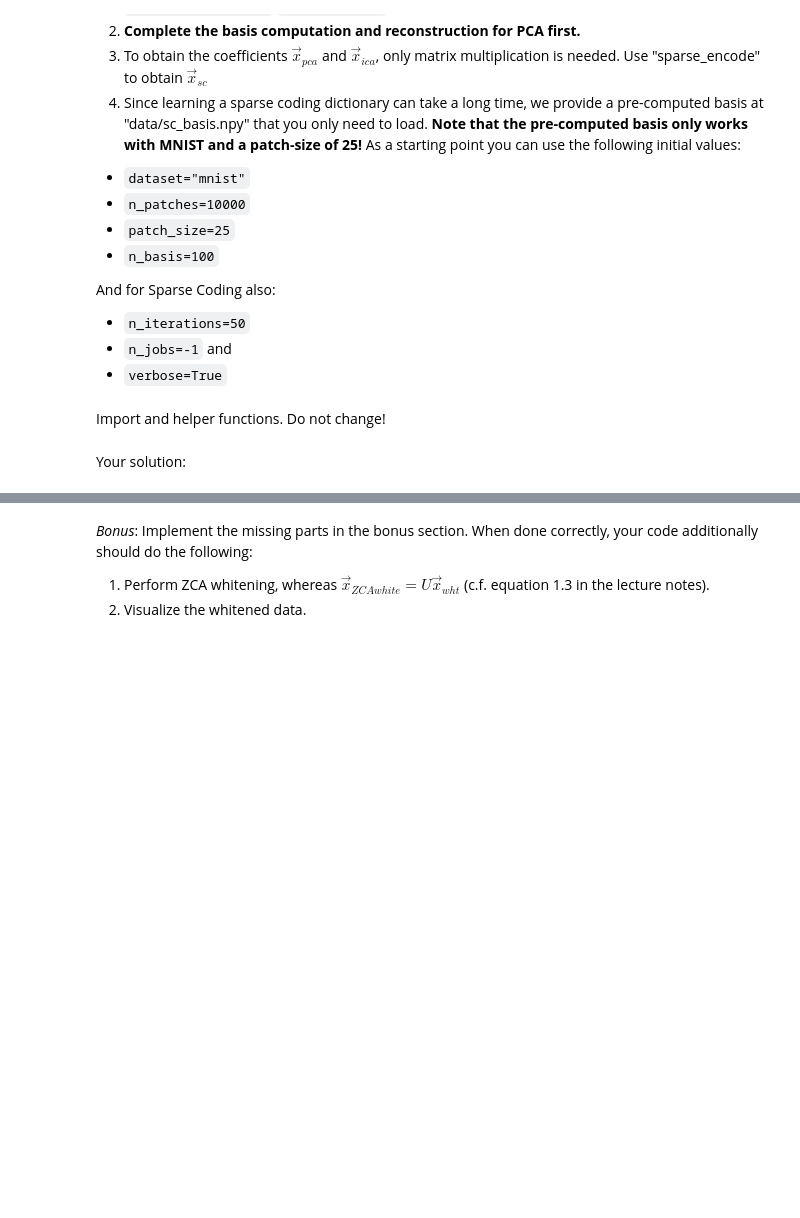
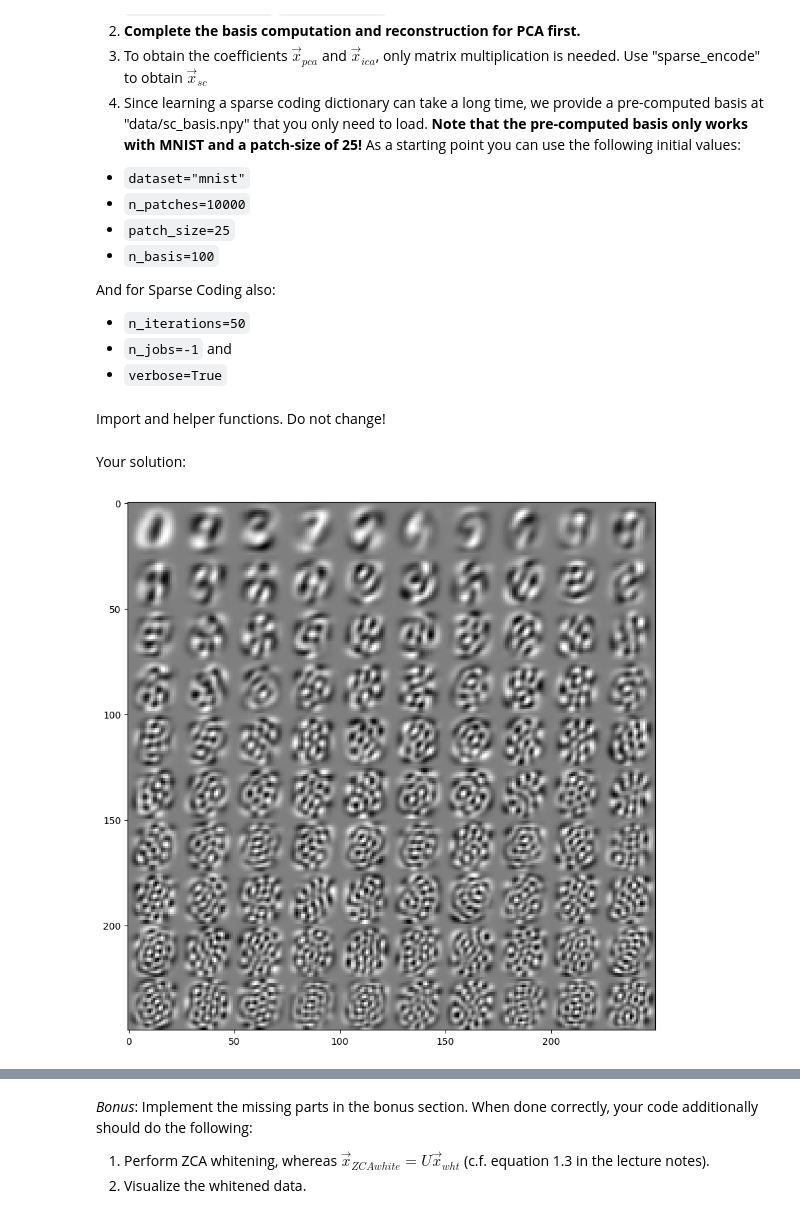
Before and after one commit to Wildfreund/Machine-Learning, a Jupyter notebook: Exercise_1.ipynb, the cells around one changed output, grey strips where cells are left out. Cells and saved outputs as stored; diff of their text form; code cells hidden in the pictures; blank space fills up the shorter version.

```diff
--- a/Exercise_1.ipynb
+++ b/Exercise_1.ipynb
@@ -137,18 +137,18 @@ Your solution:
 ## Define variables
 
 # TODO dataset : relative path to the .npz file containing the data
-dataset = '' #'data/olivetti.npz'
+dataset = 'data/mnist.npz'
 
 # TODO n_patches : number of random patches to extract from the images
-n_patches = -1
+n_patches = 10000
 # TODO patch_size : size (both width and height) of the square-shaped patches
-patch_size = -1
+patch_size = 25
 
 # TODO n_basis : number of new basis vectors
-n_basis = -1
+n_basis = 100
 
 # TODO method : string describing whether to perform pca, ica, or sc
-method = ''
+method = 'pca'
 
 # TODO n_iterations : number of iterations (only for sparse coding)
 n_iterations = -1
@@ -157,36 +157,46 @@ SC_LOAD_DICTIONARY = False
 # %%
 ## Compute and show the principal components
 
-# TODO load dataset
+# Load dataset
+data = np.load(dataset)['data']
 
-# TODO convert data to floating point (double precision)
+# Convert data to floating point (double precision)
+data = data.astype(np.float64)
 
-# TODO get number of images (observations) and number of pixels (features)
-n_images, n_pixels = -1,-1
+# Get number of images (observations) and number of pixels (features)
+n_images, n_pixels = data.shape
 
-# TODO get height and width of the images
-img_height = -1
-img_width = -1
+# Get height and width of the images
+img_height = int(np.sqrt(n_pixels))
+img_width = int(np.sqrt(n_pixels))
 assert isinstance(img_height, int) and isinstance(img_width, int), "Image dimensions need to be integers."
 
 # TODO enforce mean-free data vectors
-mean_free_data = -1
+mean_free_data = data - np.mean(data, axis=0)
 
 # TODO draw random patches from data.
-patches = -1
+patches = random_patches(mean_free_data, img_height, img_width, n_patches, patch_size)
 
 # TODO perform the chosen unsupervised method on the drawn patches
 if method == 'pca':
-    basis = -1
+    pca = PCA(n_components=n_basis)
+    pca.fit(patches)
+    basis = pca.components_
 elif method == 'ica':
-    basis = -1
+    ica = FastICA(n_components=n_basis)
+    ica.fit(patches)
+    basis = ica.components_
 elif method == 'sc':
     if SC_LOAD_DICTIONARY:
-        basis = -1
+        basis = np.load("data/sc_basis.npy")
     else:
-        basis = -1
+        sc = DictionaryLearning(n_components=n_basis, max_iter=n_iterations, n_jobs=-1, verbose=True)
+        sc.fit(patches)
+        basis = sc.components_
 
 # TODO show the new set of basis vectors (only the first n_basis)
-#show_in_grid(basis[:n_basis], patch_size, patch_size)
+show_in_grid(basis[:n_basis], patch_size, patch_size)
+# %% [output]
+[figure, added]
 # %%
 # RECONSTRUCTION
```
Also changed, not shown: parts of 3 cells of this notebook.
